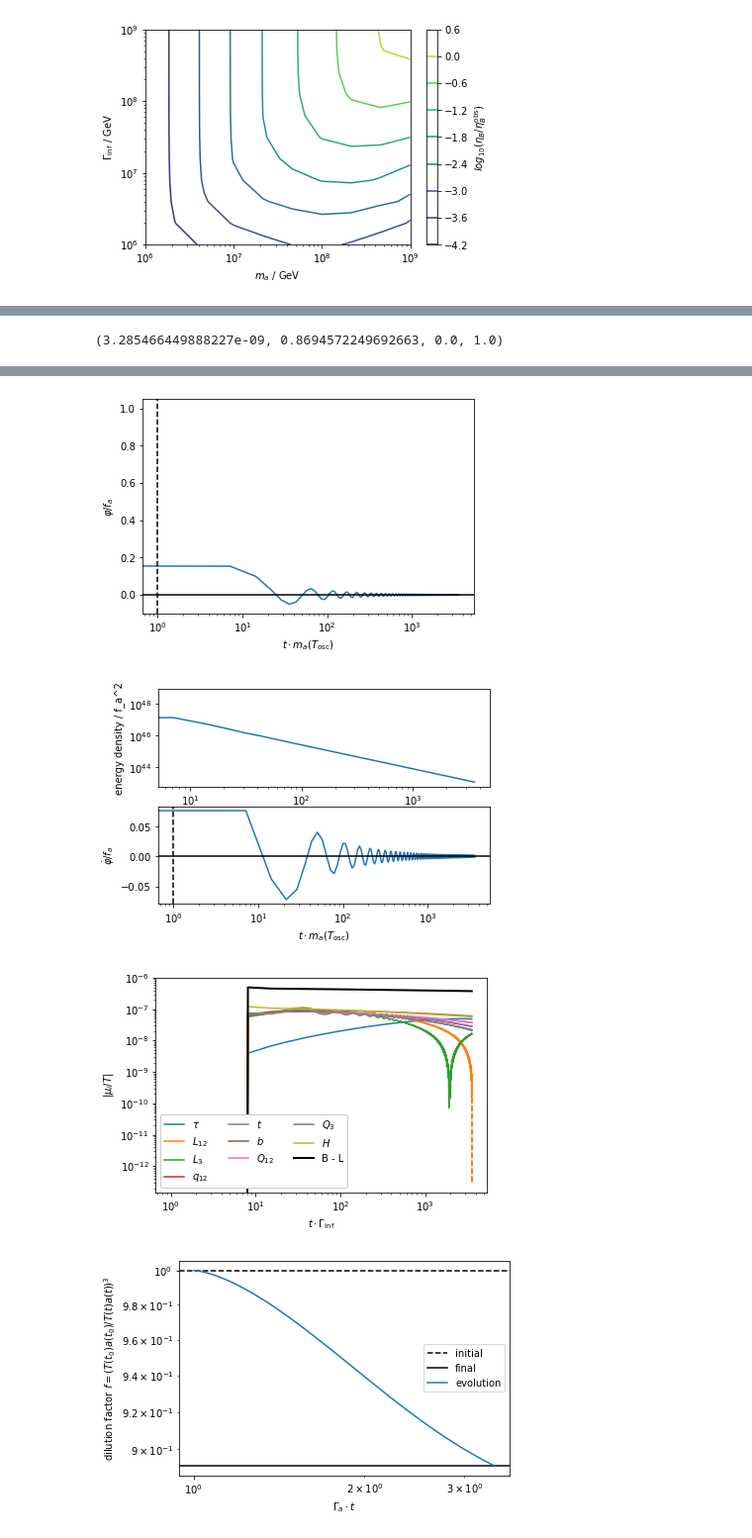
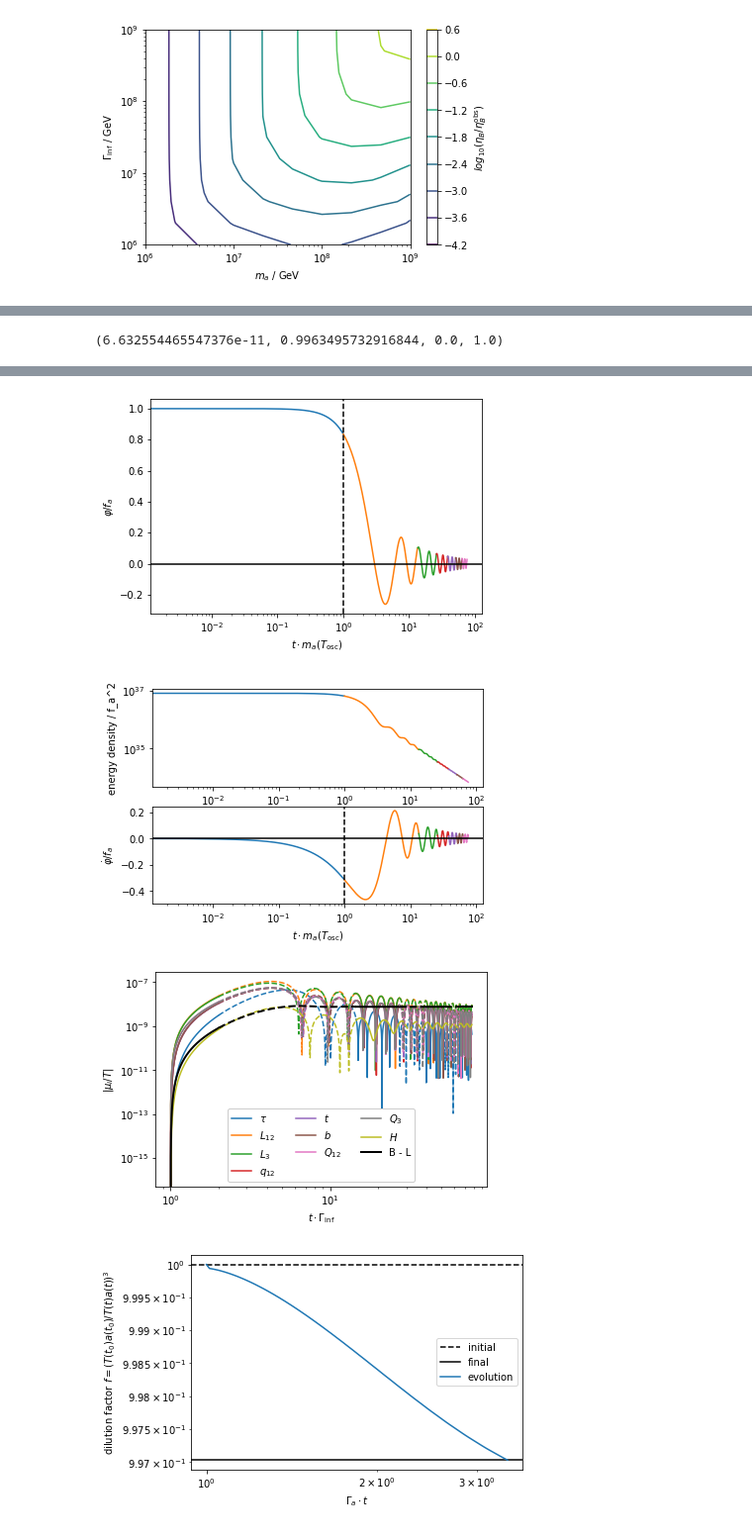
Before and after one commit to anna-jana/masters-project, a Jupyter notebook: transport_eq_in_time/realignment.ipynb, the cells around one changed output, grey strips where cells are left out. Shown at 99% size. Drawn from its saved outputs; the diff is of its cells as text; code cells hidden in the pictures.

```diff
--- a/transport_eq_in_time/realignment.ipynb
+++ b/transport_eq_in_time/realignment.ipynb
@@ -54,10 +13,11 @@ Text(0, 0.5, '$\\Gamma_\\mathrm{inf}$ / GeV')
 [figure]
 # %%
 %run observables.py
-H_inf = 2e12
-f_a = 3e14
-Gamma_inf = 1e10
-m_a = 1e10
-compute_observables(H_inf, Gamma_inf, (m_a,), f_a, axion_motion.realignment_axion_field, (1.0, 0.0),
+f_a = 4e12
+Gamma_inf = 1e6
+m_a = 1e6
+H_inf = f_a*2*np.pi*1e-5
+compute_observables(H_inf, Gamma_inf, (m_a,), f_a,
+                    axion_motion.realignment_axion_field, (1.0, 0.0),
                     calc_init_time=True, debug=True)
 # %% [output]
@@ -81 +41 @@ axion decay took: 0.14658784866333008 seconds
-(3.285466449888227e-09, 0.8694572249692663, 0.0, 1.0)
+(6.632554465547376e-11, 0.9963495732916844, 0.0, 1.0)
@@ -83,4 +43,4 @@ axion decay took: 0.14658784866333008 seconds
-[figure, old version]
+[figure, new version]
-[figure, old version]
+[figure, new version]
-[figure, old version]
+[figure, new version]
-[figure, old version]
+[figure, new version]
```
Also changed, not shown: parts of 2 cells of this notebook, 3 other files.
